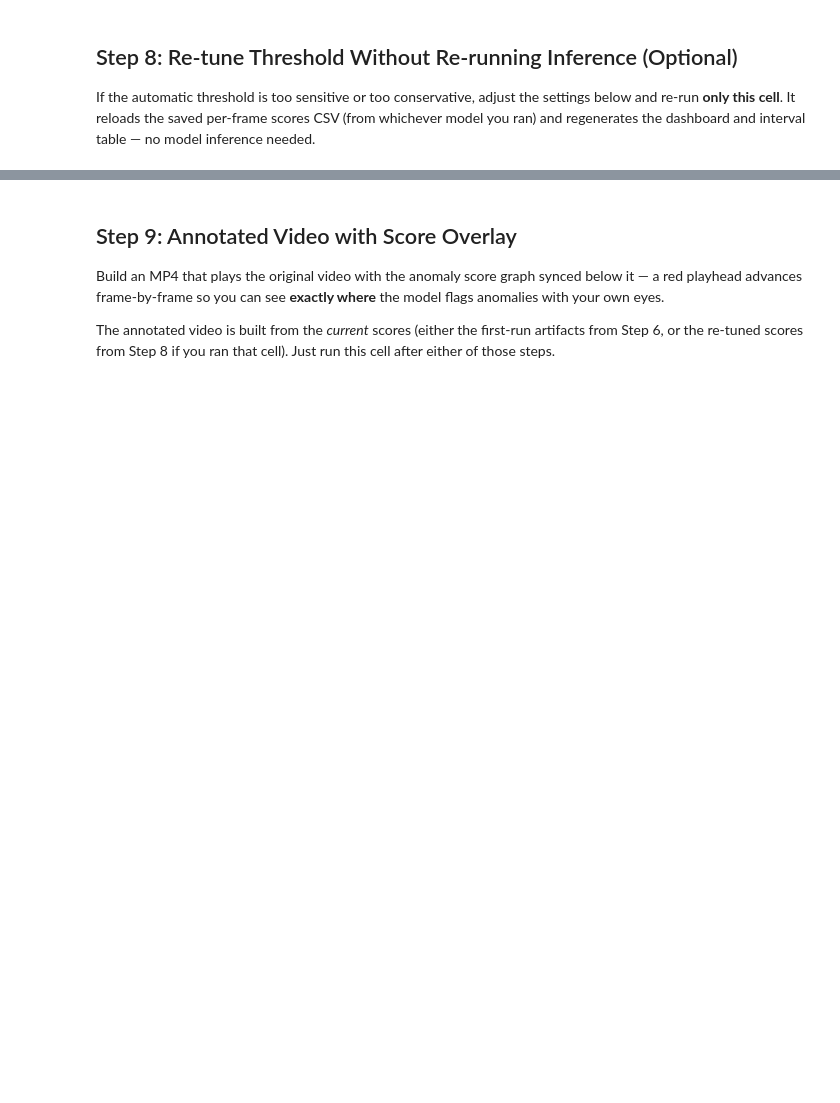
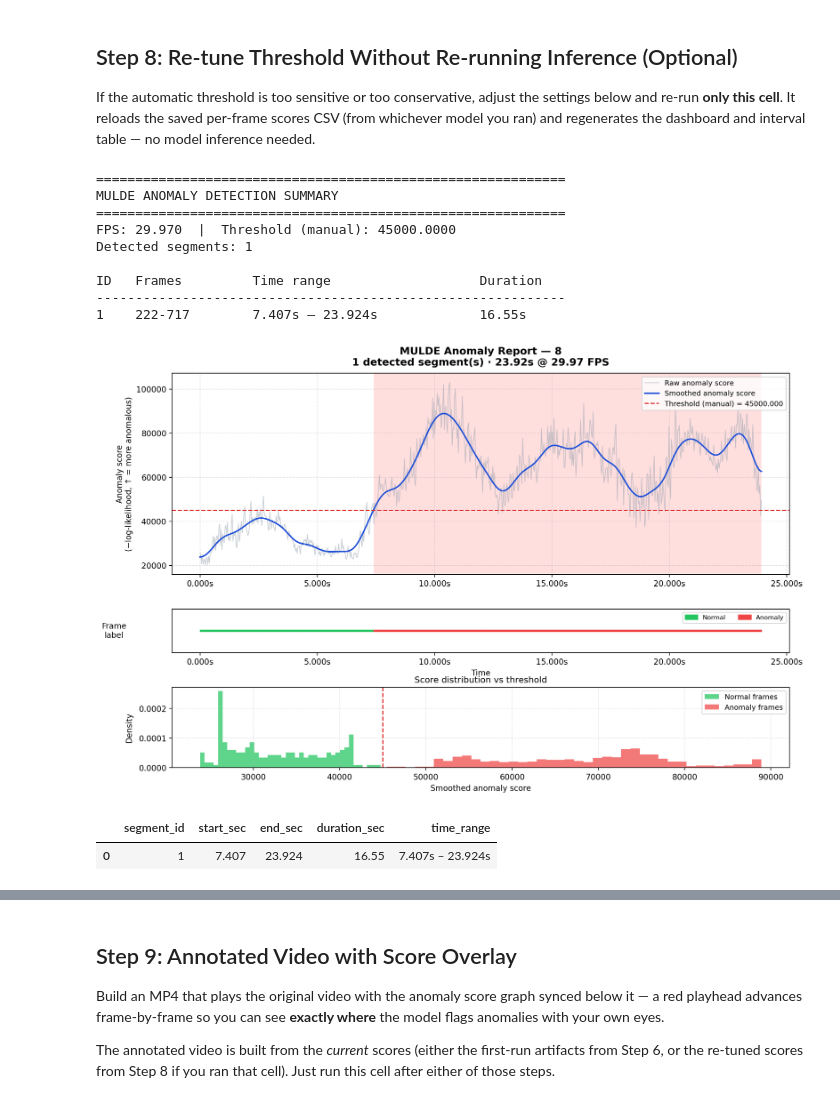
Before and after one commit to Hadi6618/PRISM, a Jupyter notebook: PRISM_Test.ipynb, the cells around one changed output, grey strips where cells are left out. Cells and saved outputs as stored; diff of their text form; code cells hidden in the pictures; blank space fills up the shorter version.

Commit message:
Fixing some errors in Inference adding a more visualization for MULDE model

```diff
--- a/PRISM_Test.ipynb
+++ b/PRISM_Test.ipynb
@@ -194,13 +212,14 @@ GMM_PATH          = "/content/drive/MyDrive/MULDE/runs/shanghaitech_hiera_l_muld
 OUTPUT_DIR        = "/content/drive/MyDrive/Experiments"
 """
 
-'''
+
 # Avenue:
-VIDEO_PATH      = "/content/drive/MyDrive/Experiments/Videos/5.mp4"
+VIDEO_PATH      = "/content/drive/MyDrive/Experiments/Videos/8.mp4"
 CHECKPOINT_PATH = "/content/drive/MyDrive/MULDE/runs/avenue_hiera_l_mulde/Final_avenue_scores/checkpoints/mulde_final.pt"
 STATS_PATH      = "/content/drive/MyDrive/MULDE/features/avenue_features/train_feature_stats.npz"
 GMM_PATH        = "/content/drive/MyDrive/MULDE/runs/avenue_hiera_l_mulde/Final_avenue_scores/artifacts/gmm_components_5.joblib"
 OUTPUT_DIR      = "/content/drive/MyDrive/Experiments"
+
 
 '''
 # ======================== STG-NF CONFIG ========================
@@ -216,6 +235,7 @@ STGNF_SEG_LEN      = 24               # sliding-window length (must match traini
 STGNF_SMOOTH_SIGMA = 7.0              # temporal Gaussian smoothing sigma
 STGNF_ATTENTION    = "dual"           # none|skeleton|frame|dual|triplet (must match training)
 
+'''
 
 # ======================== SHARED THRESHOLD / SEGMENT TUNING ========================
 THRESHOLD_METHOD     = "mad"        # mad | percentile | manual
@@ -620,12 +678,14 @@ video_name   = Path(ACTIVE_VIDEO_PATH).stem
 scores_file  = os.path.join(ACTIVE_OUTPUT_DIR, f"{video_name}_{SCORES_SUFFIX}_scores.csv")
 summary_file = os.path.join(ACTIVE_OUTPUT_DIR, f"{video_name}_anomaly_summary.json")
 
-# --- tweak these and re-run ---
-RETHRESHOLD_METHOD    = "mad"        # mad | percentile | manual
-RETHRESHOLD_MAD_K     = 3.5          # higher = fewer anomalies (mad mode)
-RETHRESHOLD_PERCENTILE= 92.0         # higher = fewer anomalies (percentile mode)
-REMANUAL_THRESHOLD    = None         # e.g. 850.0 when RETHRESHOLD_METHOD = manual
-REMIN_SEGMENT_SEC     = 0.5
+# --- Tweak these to find the anomalies ---
+# If 'mad' is too high, try lowering RETHRESHOLD_MAD_K to 2.0 or 1.5.
+# Alternatively, use 'percentile' at 90.0 to see the top 10% most anomalous frames.
+RETHRESHOLD_METHOD    = "manual"        # mad | percentile | manual
+RETHRESHOLD_MAD_K     = -0.5         # lower = more sensitive (standard is 3.0)
+RETHRESHOLD_PERCENTILE= 90.0         # 90.0 means top 10% are anomalies
+REMANUAL_THRESHOLD    = 45000
+REMIN_SEGMENT_SEC     = 0.3          # lower to catch shorter bursts
 REMERGE_GAP_SEC       = 0.3
 
 if not os.path.exists(scores_file):
@@ -639,7 +699,6 @@ if os.path.exists(summary_file):
 else:
     fps = 25.0
     smooth_sigma = SMOOTH_SIGMA
-    print("[WARNING] Summary JSON missing; assuming 25 FPS.")
 
 scores_df = pd.read_csv(scores_file)
 df_out, threshold, segments = build_results_dataframe(
@@ -657,33 +716,44 @@ df_out, threshold, segments = build_results_dataframe(
 MODEL_TAG = "MULDE" if MODEL_CHOICE == "MULDE" else "STG-NF"
 dashboard_path = os.path.join(ACTIVE_OUTPUT_DIR, f"{video_name}_anomaly_dashboard.png")
 generate_anomaly_dashboard(
     df_out,
     segments,
     video_name=video_name,
     fps=fps,
     threshold=threshold,
     output_path=dashboard_path,
     threshold_method=RETHRESHOLD_METHOD,
     model_name=MODEL_TAG,
 )
 save_anomaly_artifacts(
     df_out,
     segments,
     output_dir=ACTIVE_OUTPUT_DIR,
     video_name=video_name,
     fps=fps,
     threshold=threshold,
     threshold_method=RETHRESHOLD_METHOD,
     smooth_sigma=smooth_sigma,
     dashboard_path=Path(dashboard_path),
     model_name=MODEL_TAG,
 )
 
 print_anomaly_report(segments, fps, threshold, RETHRESHOLD_METHOD, model_name=MODEL_TAG)
 display(Image(filename=dashboard_path, width=960))
 
 intervals_df = pd.read_csv(os.path.join(ACTIVE_OUTPUT_DIR, f"{video_name}_anomaly_intervals.csv"))
-if intervals_df.empty:
-    print("No anomaly segments after re-tuning.")
-else:
+if not intervals_df.empty:
     display(intervals_df[["segment_id", "start_sec", "end_sec", "duration_sec", "time_range"]])
+# %% [output]
+============================================================
+MULDE ANOMALY DETECTION SUMMARY
+============================================================
+FPS: 29.970  |  Threshold (manual): 45000.0000
+Detected segments: 1
+
+ID   Frames         Time range                   Duration
+------------------------------------------------------------
+1    222-717        7.407s – 23.924s             16.55s
+[figure, added]
+|  | segment_id | start_sec | end_sec | duration_sec | time_range |
+| 0 | 1 | 7.407 | 23.924 | 16.55 | 7.407s – 23.924s |
```
Also changed, not shown: parts of 10 cells of this notebook.
